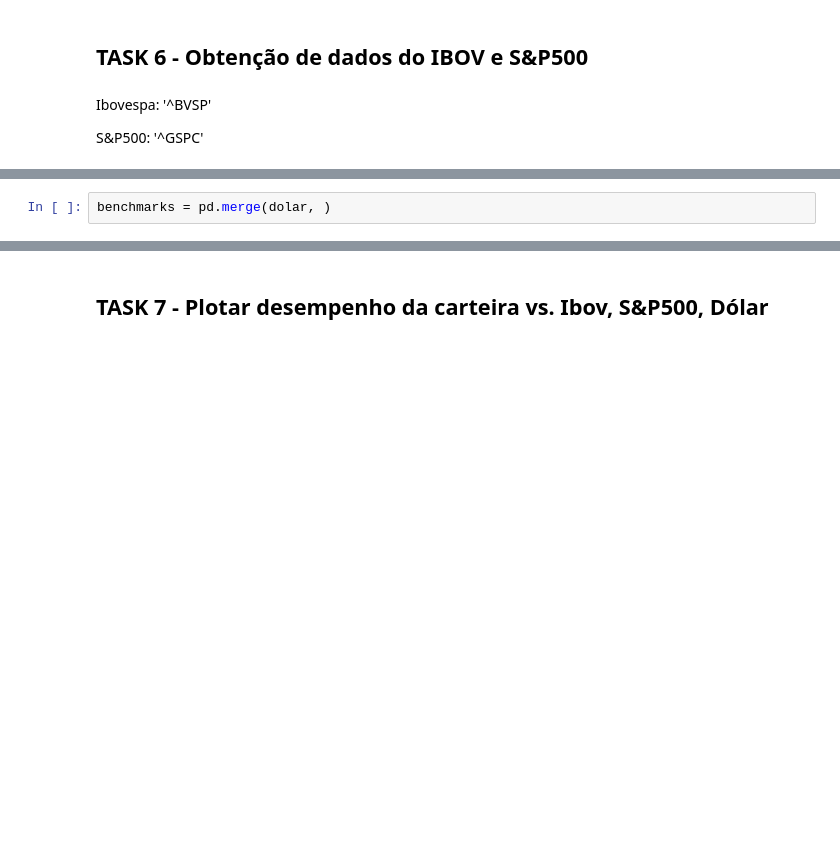
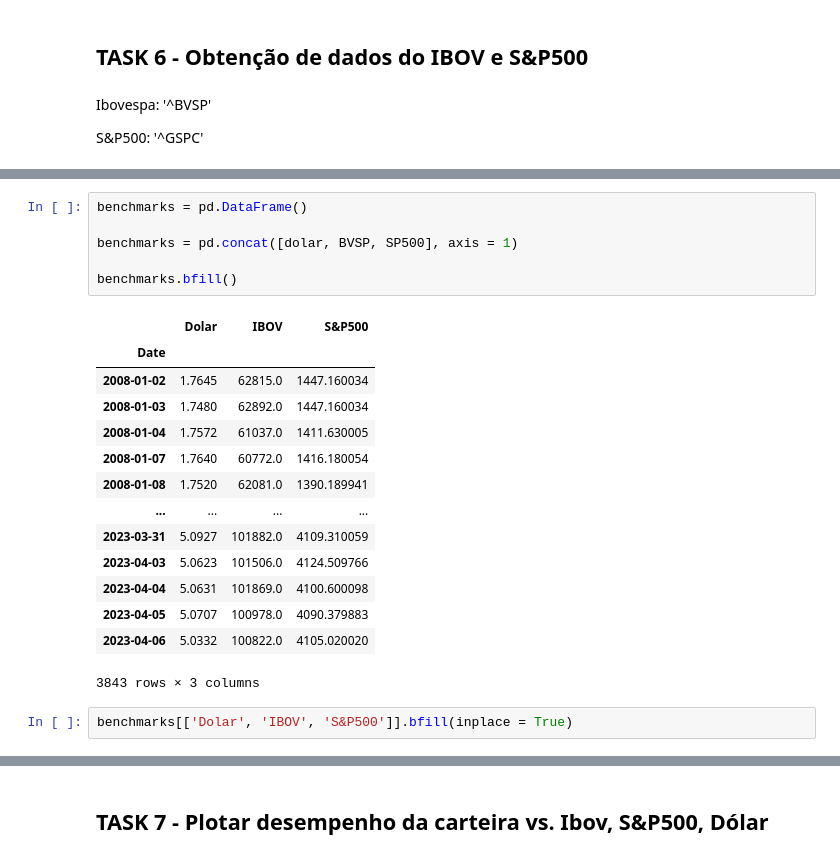
Before and after one commit to matheuslbrito/Estudos, a Jupyter notebook: ExercícioMentoria2.ipynb, the cells around one changed output, grey strips where cells are left out. Cells and saved outputs as stored; diff of their text form; blank space fills up the shorter version.

```diff
--- a/ExercícioMentoria2.ipynb
+++ b/ExercícioMentoria2.ipynb
@@ -382,5 +395,26 @@ SP500.tail()
 | 2023-04-04 | 4100.600098 |
 | 2023-04-05 | 4090.379883 |
 | 2023-04-06 | 4105.020020 |
-# %%
-benchmarks = pd.merge(dolar, )
+# %%
+benchmarks = pd.DataFrame()
+
+benchmarks = pd.concat([dolar, BVSP, SP500], axis = 1)
+
+benchmarks.bfill()
+# %% [output]
+|  | Dolar | IBOV | S&P500 |
+| Date |  |  |  |
+| 2008-01-02 | 1.7645 | 62815.0 | 1447.160034 |
+| 2008-01-03 | 1.7480 | 62892.0 | 1447.160034 |
+| 2008-01-04 | 1.7572 | 61037.0 | 1411.630005 |
+| 2008-01-07 | 1.7640 | 60772.0 | 1416.180054 |
+| 2008-01-08 | 1.7520 | 62081.0 | 1390.189941 |
+| ... | ... | ... | ... |
+| 2023-03-31 | 5.0927 | 101882.0 | 4109.310059 |
+| 2023-04-03 | 5.0623 | 101506.0 | 4124.509766 |
+| 2023-04-04 | 5.0631 | 101869.0 | 4100.600098 |
+| 2023-04-05 | 5.0707 | 100978.0 | 4090.379883 |
+| 2023-04-06 | 5.0332 | 100822.0 | 4105.020020 |
+3843 rows × 3 columns
+# %%
+benchmarks[['Dolar', 'IBOV', 'S&P500']].bfill(inplace = True)
```
Also changed, not shown: parts of 14 cells of this notebook.
